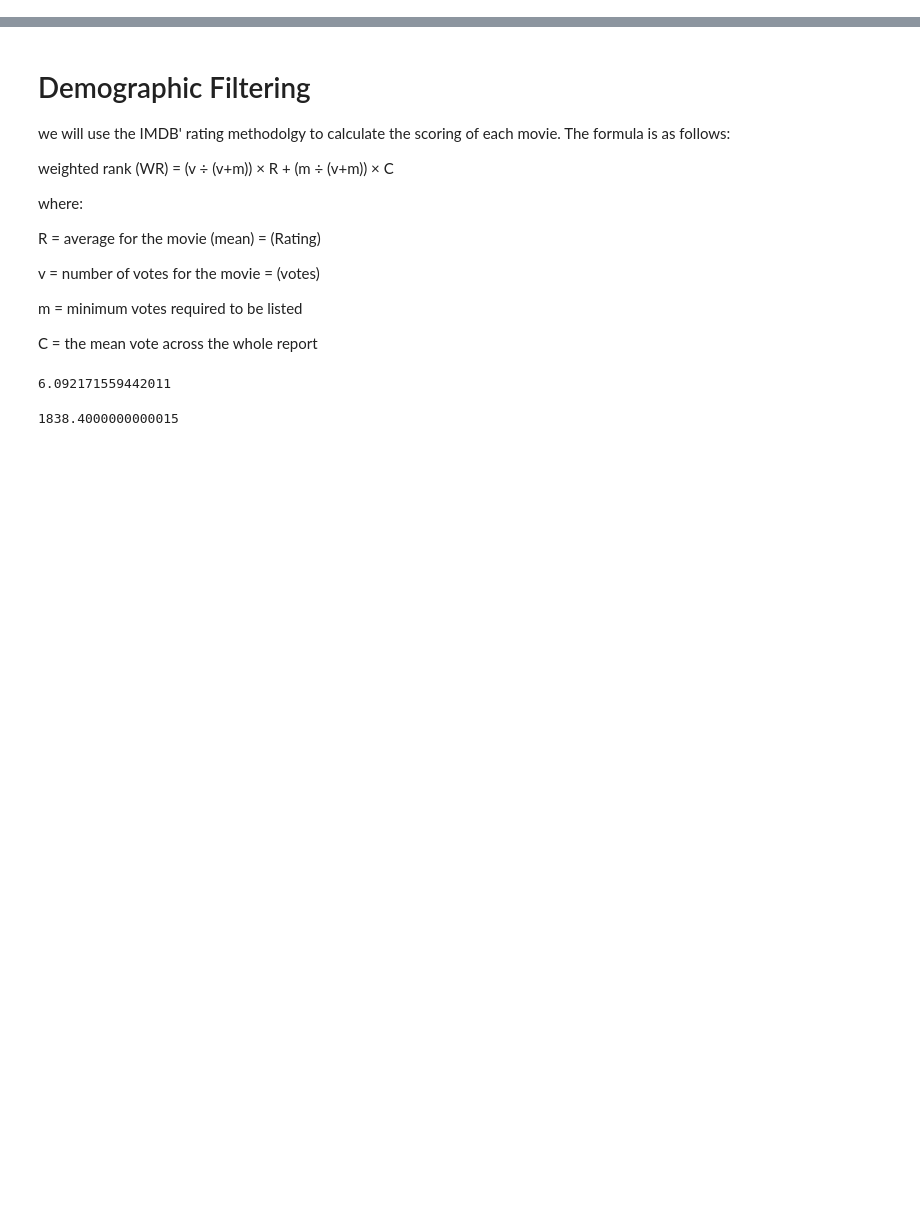
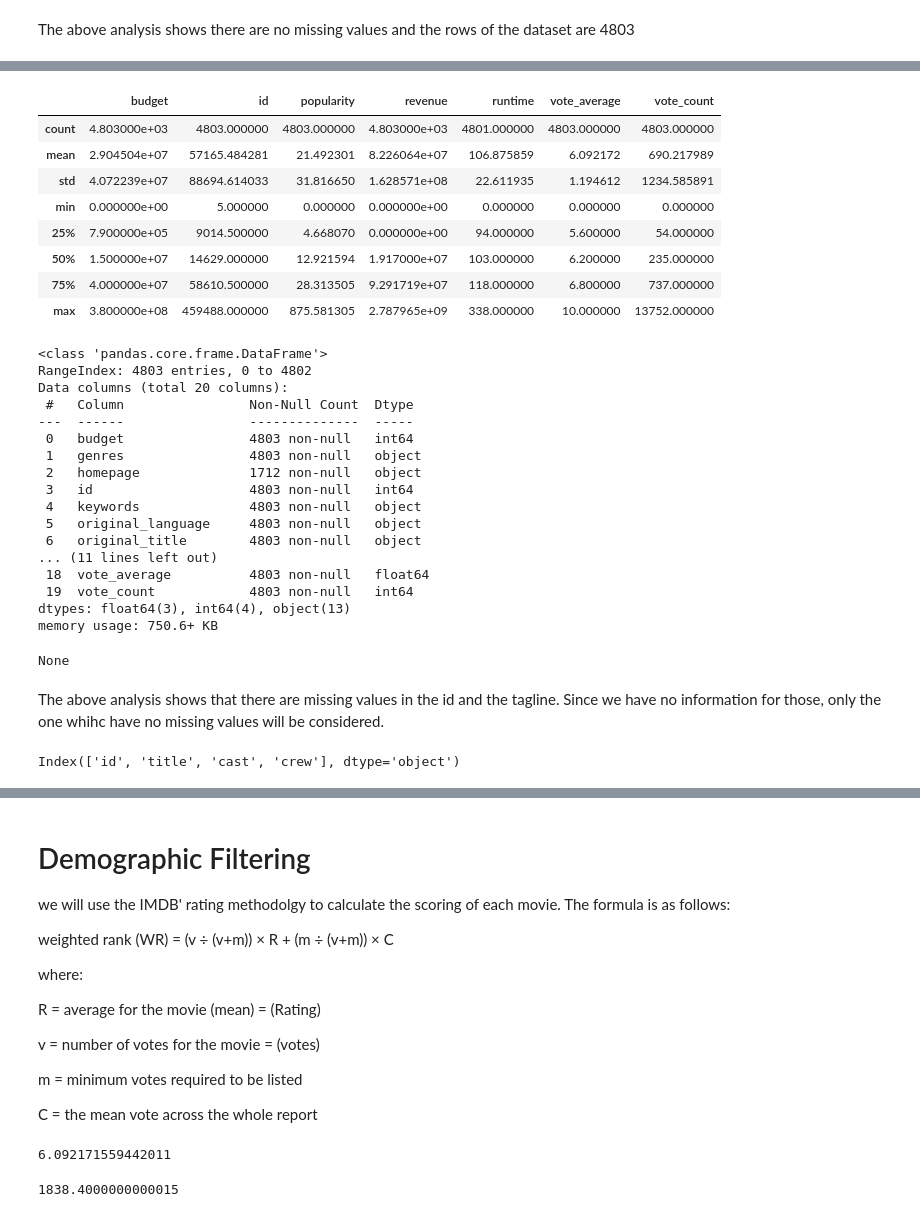
Before and after one commit to msaad1311/Movie-Recommendation-System, a Jupyter notebook: Recommender_System.ipynb, the cells around one changed output, grey strips where cells are left out. Saved outputs shown, nothing was run; the diff lists cells and outputs as text; code cells hidden in the pictures; blank space fills up the shorter version.

```diff
--- a/Recommender_System.ipynb
+++ b/Recommender_System.ipynb
@@ -41,0 +11,28 @@ movies.head()
+# %%
+def read_file(path,limiter=','):
+    df = pd.read_csv(path,delimiter=limiter)
+    return df
+
+def get_list(data):
+    if isinstance(data, list):
+        names = [col['name'] for col in data]
+        #Check if more than 3 elements exist. If yes, return only first three. If no, return entire list.
+        if len(names) > 3:
+            names = names[:3]
+        return names
+
+    #Return empty list in case of missing/malformed data
+    return []
+
+def get_director(data):
+    for d in data:
+        if d['job']=='Director':
+            return d['name']
+    return np.nan
+
+def clean_data(data):
+    if isinstance(data,list):
+        return data[:3]
+
+def combination(x):
+    return ' '.join(x['Cast']) + ' ' + x['Director'] + ' ' + ' '.join(x['Genres'])+' '+' '.join(x['overview']+' '.join(x['original_title']))
@@ -41,0 +72,8 @@ movies.head()
+# %% [markdown]
+The above analysis shows there are no missing values and the rows of the dataset are 4803
+# %%
+movies = read_file('/Users/saad/Desktop/Projects/Movie Recommendation System/Dataset/Hollywood Movies/tmdb_5000_movies.csv')
+display(movies.head())
+display(movies.describe())
+display(movies.info())
+# %% [output]
@@ -41,0 +86,34 @@ movies.head()
+|  | budget | id | popularity | revenue | runtime | vote_average | vote_count |
+| count | 4.803000e+03 | 4803.000000 | 4803.000000 | 4.803000e+03 | 4801.000000 | 4803.000000 | 4803.000000 |
+| mean | 2.904504e+07 | 57165.484281 | 21.492301 | 8.226064e+07 | 106.875859 | 6.092172 | 690.217989 |
+| std | 4.072239e+07 | 88694.614033 | 31.816650 | 1.628571e+08 | 22.611935 | 1.194612 | 1234.585891 |
+| min | 0.000000e+00 | 5.000000 | 0.000000 | 0.000000e+00 | 0.000000 | 0.000000 | 0.000000 |
+| 25% | 7.900000e+05 | 9014.500000 | 4.668070 | 0.000000e+00 | 94.000000 | 5.600000 | 54.000000 |
+| 50% | 1.500000e+07 | 14629.000000 | 12.921594 | 1.917000e+07 | 103.000000 | 6.200000 | 235.000000 |
+| 75% | 4.000000e+07 | 58610.500000 | 28.313505 | 9.291719e+07 | 118.000000 | 6.800000 | 737.000000 |
+| max | 3.800000e+08 | 459488.000000 | 875.581305 | 2.787965e+09 | 338.000000 | 10.000000 | 13752.000000 |
+<class 'pandas.core.frame.DataFrame'>
+RangeIndex: 4803 entries, 0 to 4802
+Data columns (total 20 columns):
+ #   Column                Non-Null Count  Dtype
+---  ------                --------------  -----
+ 0   budget                4803 non-null   int64
+ 1   genres                4803 non-null   object
+ 2   homepage              1712 non-null   object
+ 3   id                    4803 non-null   int64
+ 4   keywords              4803 non-null   object
+ 5   original_language     4803 non-null   object
+ 6   original_title        4803 non-null   object
+... (11 lines left out)
+ 18  vote_average          4803 non-null   float64
+ 19  vote_count            4803 non-null   int64
+dtypes: float64(3), int64(4), object(13)
+memory usage: 750.6+ KB
+None
+# %% [markdown]
+The above analysis shows that there are missing values in the id and the tagline. Since we have no information for those, only the one whihc have no missing values will be considered.
+# %%
+credits.rename(columns={"movie_id": "id"},inplace=True)
+credits.columns
+# %% [output]
+Index(['id', 'title', 'cast', 'crew'], dtype='object')
```
Also changed, not shown: parts of 42 cells of this notebook, 29 other files.
